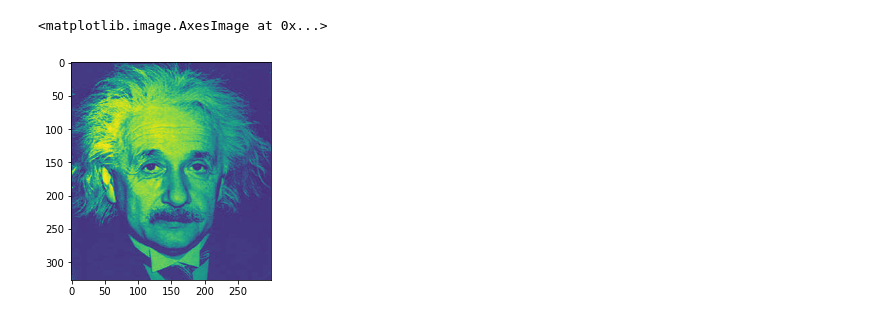
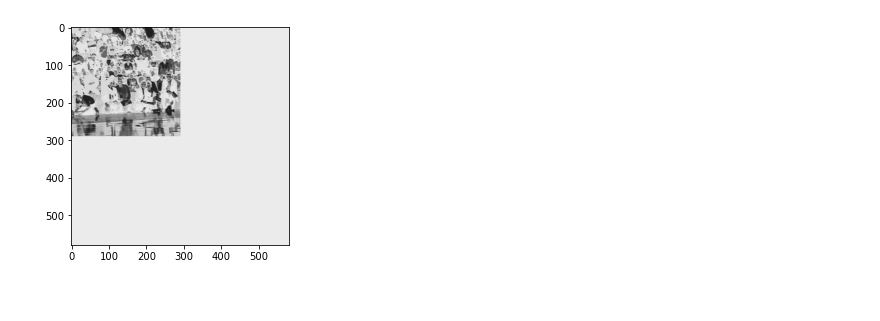
Before and after one commit to collinskatie/motion_without_movement, a Jupyter notebook: simple_filter.ipynb, the cells around one changed output. Saved outputs shown, nothing was run; the diff lists cells and outputs as text; code cells hidden in the pictures.

```diff
--- a/simple_filter.ipynb
+++ b/simple_filter.ipynb
@@ -114,10 +75,0 @@ def second_deriv_gauss(x,y,theta=0):
-# %%
-sample_filter = []
-filter_size = 5
-for x in range(filter_size):#img.shape[0])
-    filt_vals = []
-    for y in range(filter_size):#img.shape[1]):
-        filt_val = 0.9213*(2*(x**2 -1)*exp(-(x**2 + y**2)))
-        filt_vals.append(filt_val)#second_deriv_gauss(x,y,0))
-    sample_filter.append(filt_vals)
-sample_filter
@@ -176,5 +94,30 @@ plt.imshow(transf_img)
-# %%
-plt.imshow(img)
-# %% [output]
-<matplotlib.image.AxesImage at 0x...>
-[figure, removed]
+# %%
+def create_filter(filter_func, size, theta):
+    # filter_func is a function that takes as input x,y,theta
+    sample_filter = []
+    for x in range(filter_size):
+        filt_vals = []
+        for y in range(filter_size):
+            filt_val = filter_func(x,y,theta)
+            filt_vals.append(filt_val)
+        sample_filter.append(filt_vals)
+    sample_filter = np.array(sample_filter)
+    return sample_filter
+
+size = img.shape[0]
+theta = 0.5
+
+# eq 3:
+E = convolve(img, create_filter(second_deriv_gauss, size, theta), mode="same")
+
+# eq 4:
+O = convolve(img, create_filter(custom_hilbert, size, theta), mode = "same")
+
+# eq 5:
+D = cos(omega*t)*E + sin(omega*t)*O
+# %%
+# transf_img = convolve(img, sample_filter)
+
+transf_img = plt.imshow(D, cmap=cmap)
+# %% [output]
+[figure, added]
```
Also changed, not shown: parts of 19 cells of this notebook, 1 other file.
